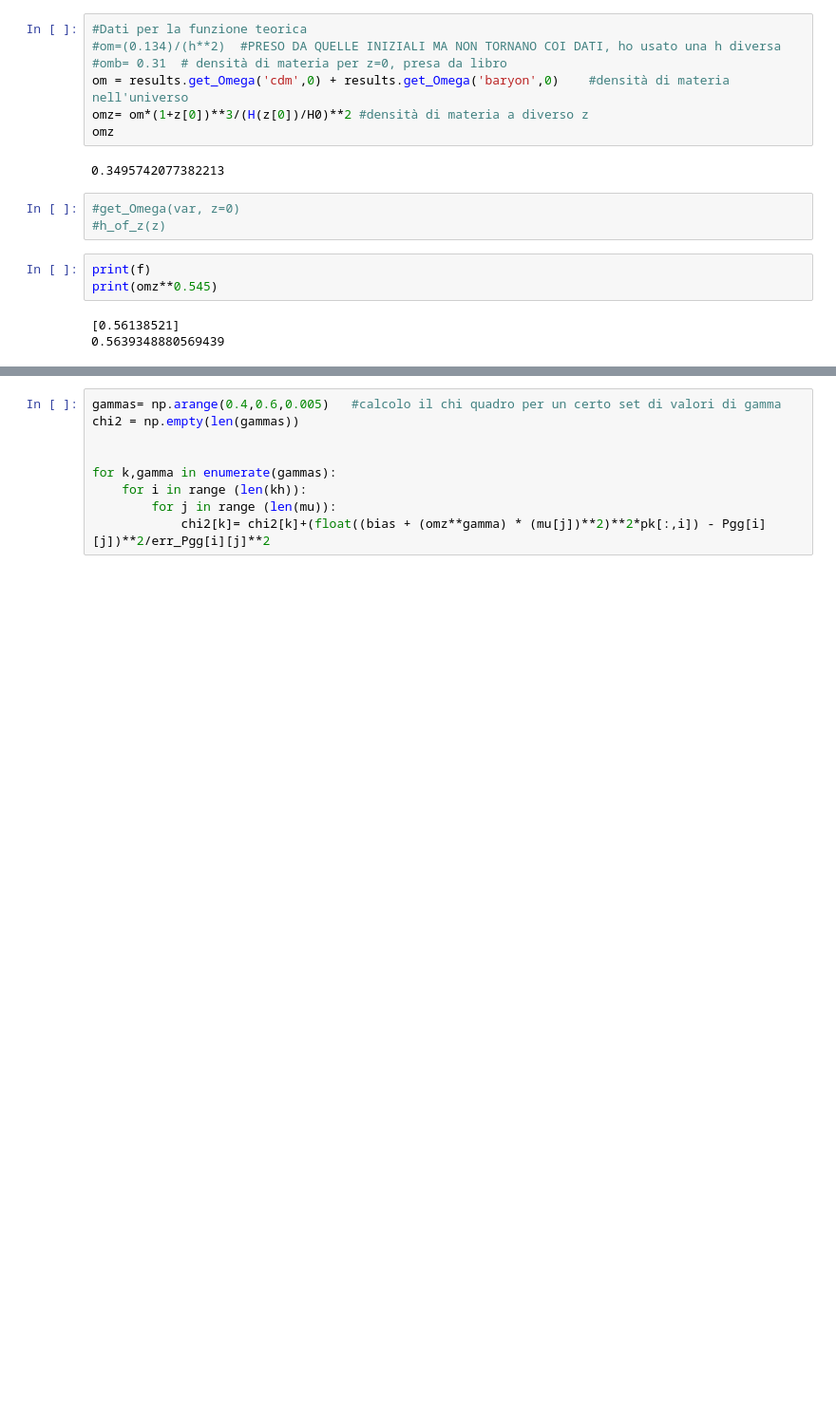
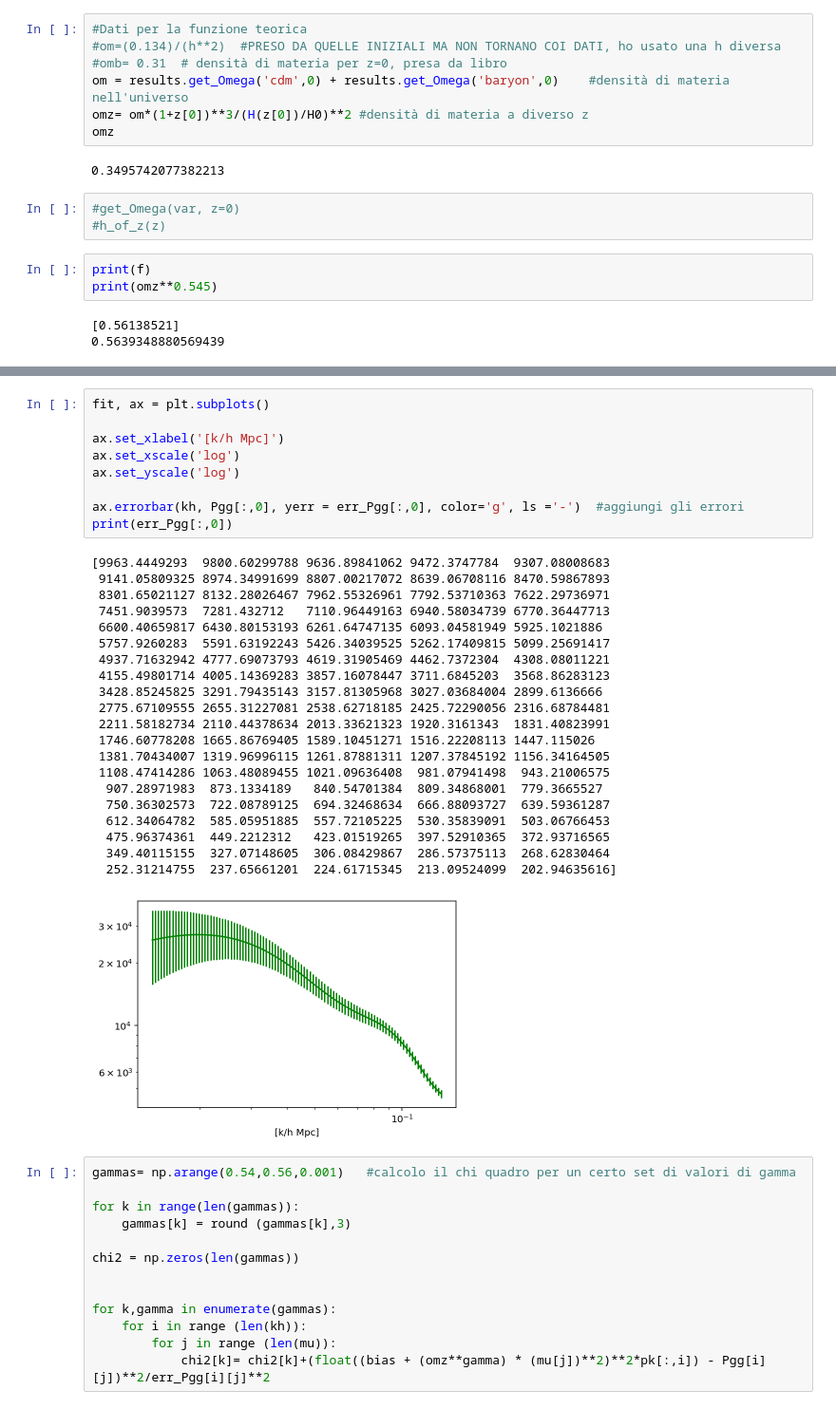
Before and after one commit to Sareva00/Tesi, a Jupyter notebook: FitGamma.ipynb, the cells around one changed output, grey strips where cells are left out. Shown at 95% size. Drawn from its saved outputs; the diff is of its cells as text; blank space fills up the shorter version.

```diff
--- a/FitGamma.ipynb
+++ b/FitGamma.ipynb
@@ -109,6 +138,41 @@ for i in range (len(kh)):
+# %%
+fit, ax = plt.subplots()
+
+ax.set_xlabel('[k/h Mpc]')
+ax.set_xscale('log')
+ax.set_yscale('log')
+
+ax.errorbar(kh, Pgg[:,0], yerr = err_Pgg[:,0], color='g', ls ='-')  #aggiungi gli errori
+print(err_Pgg[:,0])
+# %% [output]
+[9963.4449293  9800.60299788 9636.89841062 9472.3747784  9307.08008683
+ 9141.05809325 8974.34991699 8807.00217072 8639.06708116 8470.59867893
+ 8301.65021127 8132.28026467 7962.55326961 7792.53710363 7622.29736971
+ 7451.9039573  7281.432712   7110.96449163 6940.58034739 6770.36447713
+ 6600.40659817 6430.80153193 6261.64747135 6093.04581949 5925.1021886
+ 5757.9260283  5591.63192243 5426.34039525 5262.17409815 5099.25691417
+ 4937.71632942 4777.69073793 4619.31905469 4462.7372304  4308.08011221
+ 4155.49801714 4005.14369283 3857.16078447 3711.6845203  3568.86283123
+ 3428.85245825 3291.79435143 3157.81305968 3027.03684004 2899.6136666
+ 2775.67109555 2655.31227081 2538.62718185 2425.72290056 2316.68784481
+ 2211.58182734 2110.44378634 2013.33621323 1920.3161343  1831.40823991
+ 1746.60778208 1665.86769405 1589.10451271 1516.22208113 1447.115026
+ 1381.70434007 1319.96996115 1261.87881311 1207.37845192 1156.34164505
+ 1108.47414286 1063.48089455 1021.09636408  981.07941498  943.21006575
+  907.28971983  873.1334189   840.54701384  809.34868001  779.3665527
+  750.36302573  722.08789125  694.32468634  666.88093727  639.59361287
+  612.34064782  585.05951885  557.72105225  530.35839091  503.06766453
+  475.96374361  449.2212312   423.01519265  397.52910365  372.93716565
+  349.40115155  327.07148605  306.08429867  286.57375113  268.62830464
+  252.31214755  237.65661201  224.61715345  213.09524099  202.94635616]
+[figure, added]
 # %%
-gammas= np.arange(0.4,0.6,0.005)   #calcolo il chi quadro per un certo set di valori di gamma
-chi2 = np.empty(len(gammas))
+gammas= np.arange(0.54,0.56,0.001)   #calcolo il chi quadro per un certo set di valori di gamma
+
+for k in range(len(gammas)):
+    gammas[k] = round (gammas[k],3)
+
+chi2 = np.zeros(len(gammas))
 
 
 for k,gamma in enumerate(gammas):
```
Also changed, not shown: parts of 22 cells of this notebook, 2 other files.
